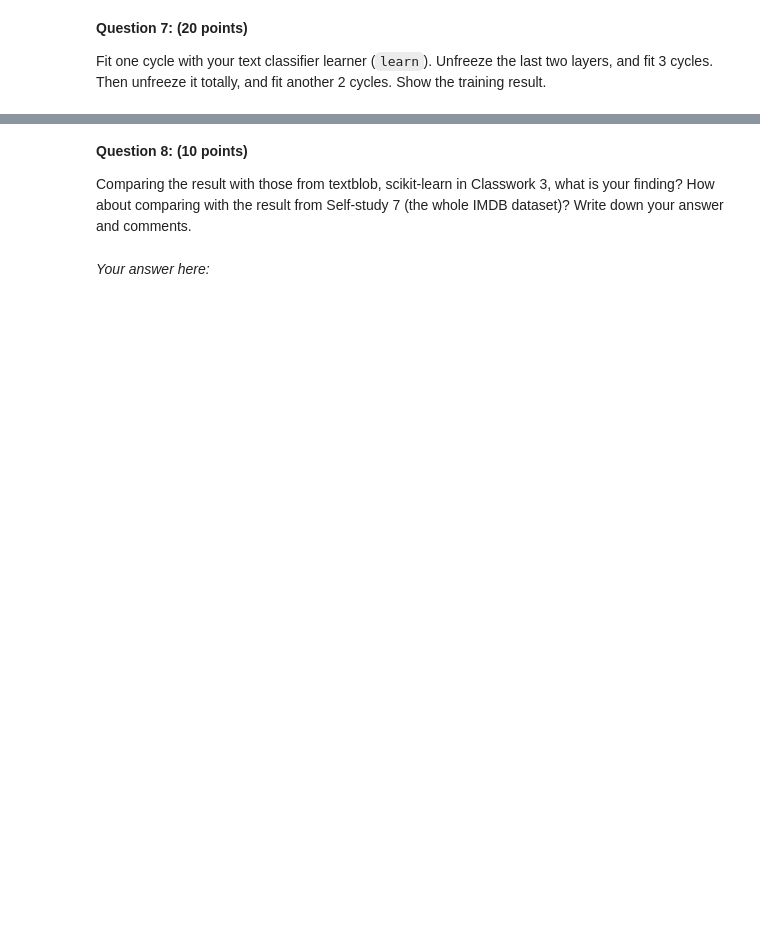
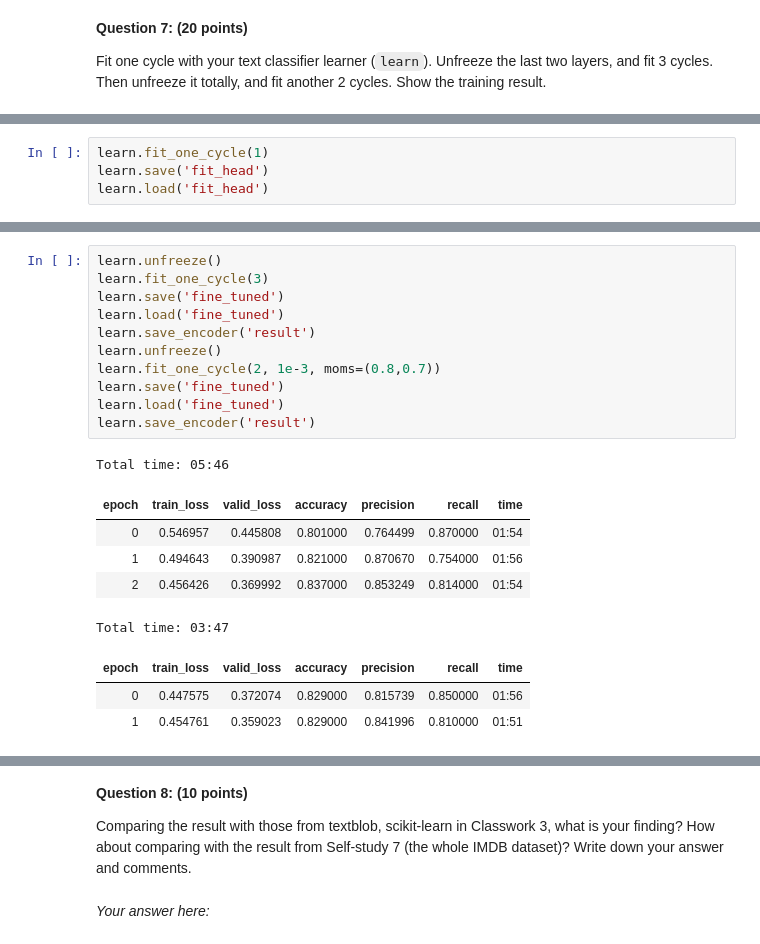
Before and after one commit to jetshaggy85/info5731, a Jupyter notebook: Fellers_Assign5.ipynb, the cells around one changed output, grey strips where cells are left out. Drawn from its saved outputs; the diff is of its cells as text; blank space fills up the shorter version.

```diff
--- a/Fellers_Assign5.ipynb
+++ b/Fellers_Assign5.ipynb
@@ -78,0 +158,4 @@ Fit one cycle with your text classifier learner (`learn`). Unfreeze the last two
+# %%
+learn.fit_one_cycle(1)
+learn.save('fit_head')
+learn.load('fit_head')
@@ -79,3 +183,24 @@ Fit one cycle with your text classifier learner (`learn`). Unfreeze the last two
+# %%
+learn.unfreeze()
+learn.fit_one_cycle(3)
+learn.save('fine_tuned')
+learn.load('fine_tuned')
+learn.save_encoder('result')
+learn.unfreeze()
+learn.fit_one_cycle(2, 1e-3, moms=(0.8,0.7))
+learn.save('fine_tuned')
+learn.load('fine_tuned')
+learn.save_encoder('result')
+# %% [output]
+Total time: 05:46
+| epoch | train_loss | valid_loss | accuracy | precision | recall | time |
+| 0 | 0.546957 | 0.445808 | 0.801000 | 0.764499 | 0.870000 | 01:54 |
+| 1 | 0.494643 | 0.390987 | 0.821000 | 0.870670 | 0.754000 | 01:56 |
+| 2 | 0.456426 | 0.369992 | 0.837000 | 0.853249 | 0.814000 | 01:54 |
+Total time: 03:47
+| epoch | train_loss | valid_loss | accuracy | precision | recall | time |
+| 0 | 0.447575 | 0.372074 | 0.829000 | 0.815739 | 0.850000 | 01:56 |
+| 1 | 0.454761 | 0.359023 | 0.829000 | 0.841996 | 0.810000 | 01:51 |
 # %% [markdown]
 You should see the output like this:
 
```
Also changed, not shown: parts of 23 cells of this notebook.
